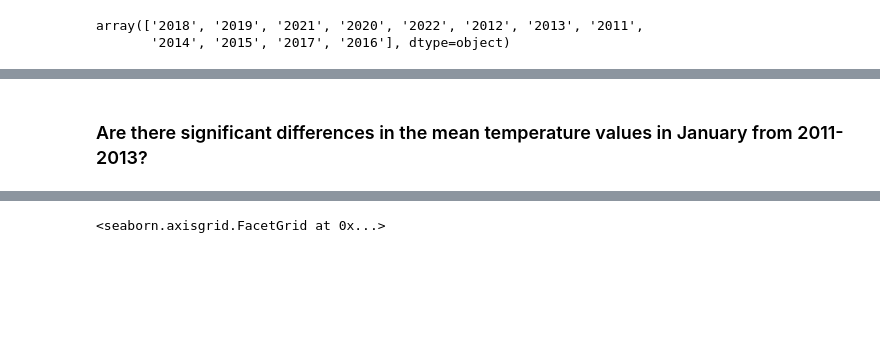
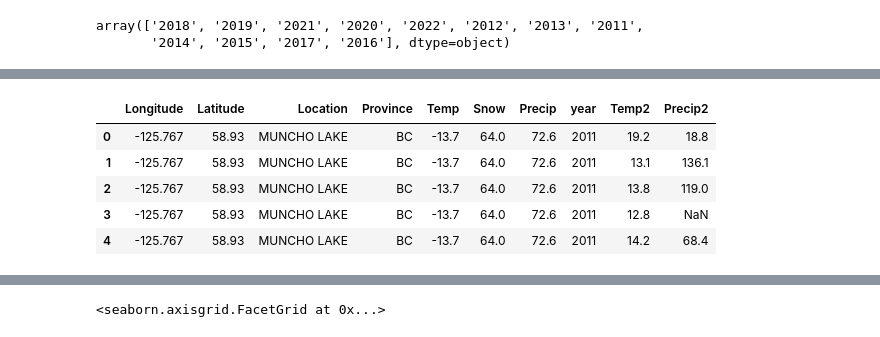
Before and after one commit to ubco-W2022T2-data301/project-group33, a Jupyter notebook: analysis/analysis1.ipynb, the cells around one changed output, grey strips where cells are left out. Cells and saved outputs as stored; diff of their text form; code cells hidden in the pictures; blank space fills up the shorter version.

```diff
--- a/analysis/analysis1.ipynb
+++ b/analysis/analysis1.ipynb
@@ -110,11 +114,12 @@ NameError: name 'glob' is not defined
 # %%
-files= (glob('/Users/allysawebber/Documents/School/data301/summerdata/*'))
+#summer data
+files= (glob('/Users/allysawebber/Documents/School/data301/project-group33/data/raw/summerdata/*'))
 df2_list=[]
 
 for i in files:
-    print(i)
+    #print(i)
     df2=pd.read_csv(i)
     df2['year']=i[-8:-4]
-    print(df2)
+    #print(df2)
     df2_list.append(df2)
 df2=pd.concat(df2_list)
@@ -270,2 +186,10 @@ snowfall_plot = sns.barplot(y=df['Precip'],
-# %% [markdown]
-### Are there significant differences in the mean temperature values in January from 2011-2013?
+# %%
+climatedf.head()
+#one dataframe with winter(january) and summer(July) values!
+# %% [output]
+|  | Longitude | Latitude | Location | Province | Temp | Snow | Precip | year | Temp2 | Precip2 |
+| 0 | -125.767 | 58.93 | MUNCHO LAKE | BC | -13.7 | 64.0 | 72.6 | 2011 | 19.2 | 18.8 |
+| 1 | -125.767 | 58.93 | MUNCHO LAKE | BC | -13.7 | 64.0 | 72.6 | 2011 | 13.1 | 136.1 |
+| 2 | -125.767 | 58.93 | MUNCHO LAKE | BC | -13.7 | 64.0 | 72.6 | 2011 | 13.8 | 119.0 |
+| 3 | -125.767 | 58.93 | MUNCHO LAKE | BC | -13.7 | 64.0 | 72.6 | 2011 | 12.8 | NaN |
+| 4 | -125.767 | 58.93 | MUNCHO LAKE | BC | -13.7 | 64.0 | 72.6 | 2011 | 14.2 | 68.4 |
```
Also changed, not shown: parts of 32 cells of this notebook, 30 other files.
